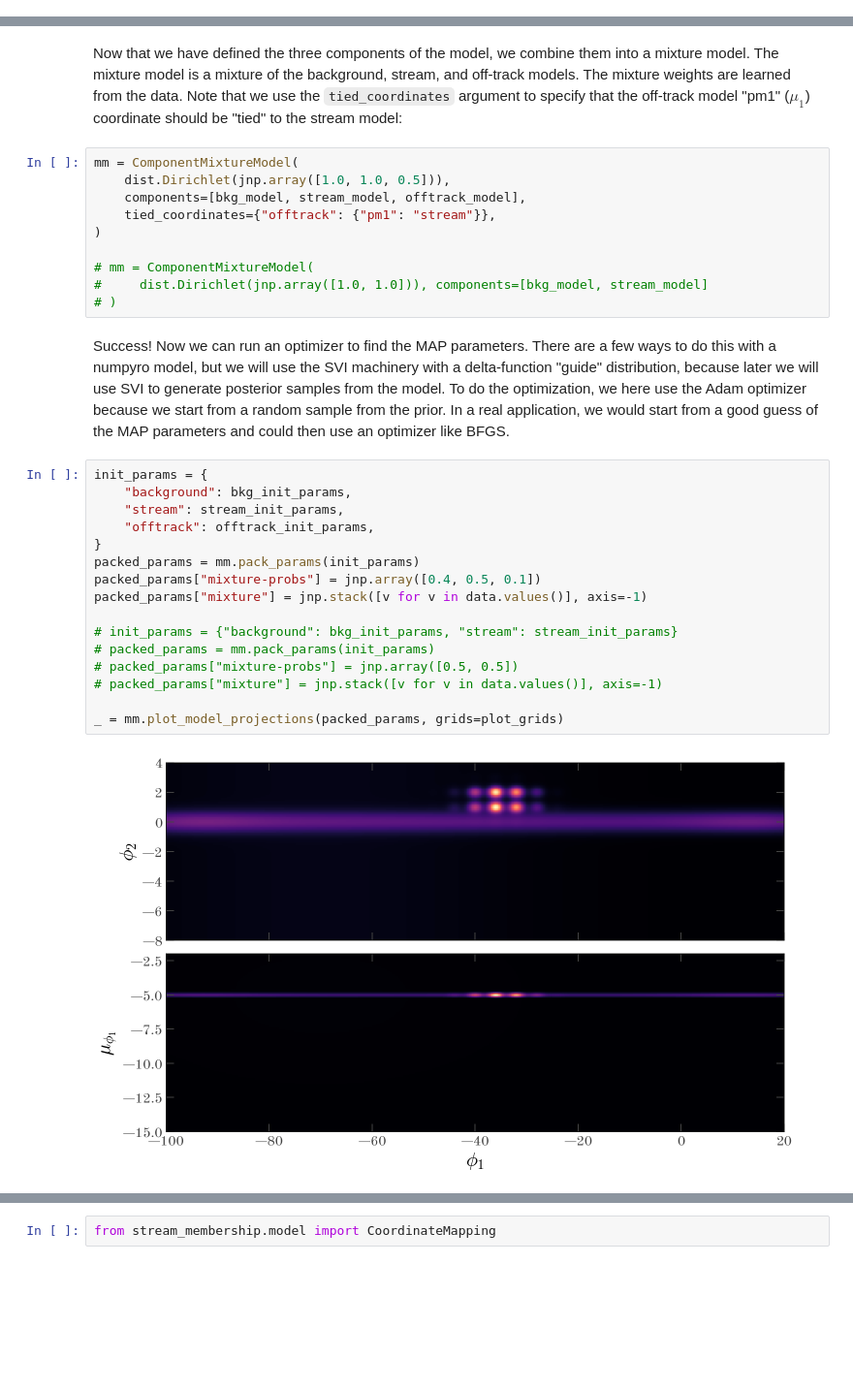
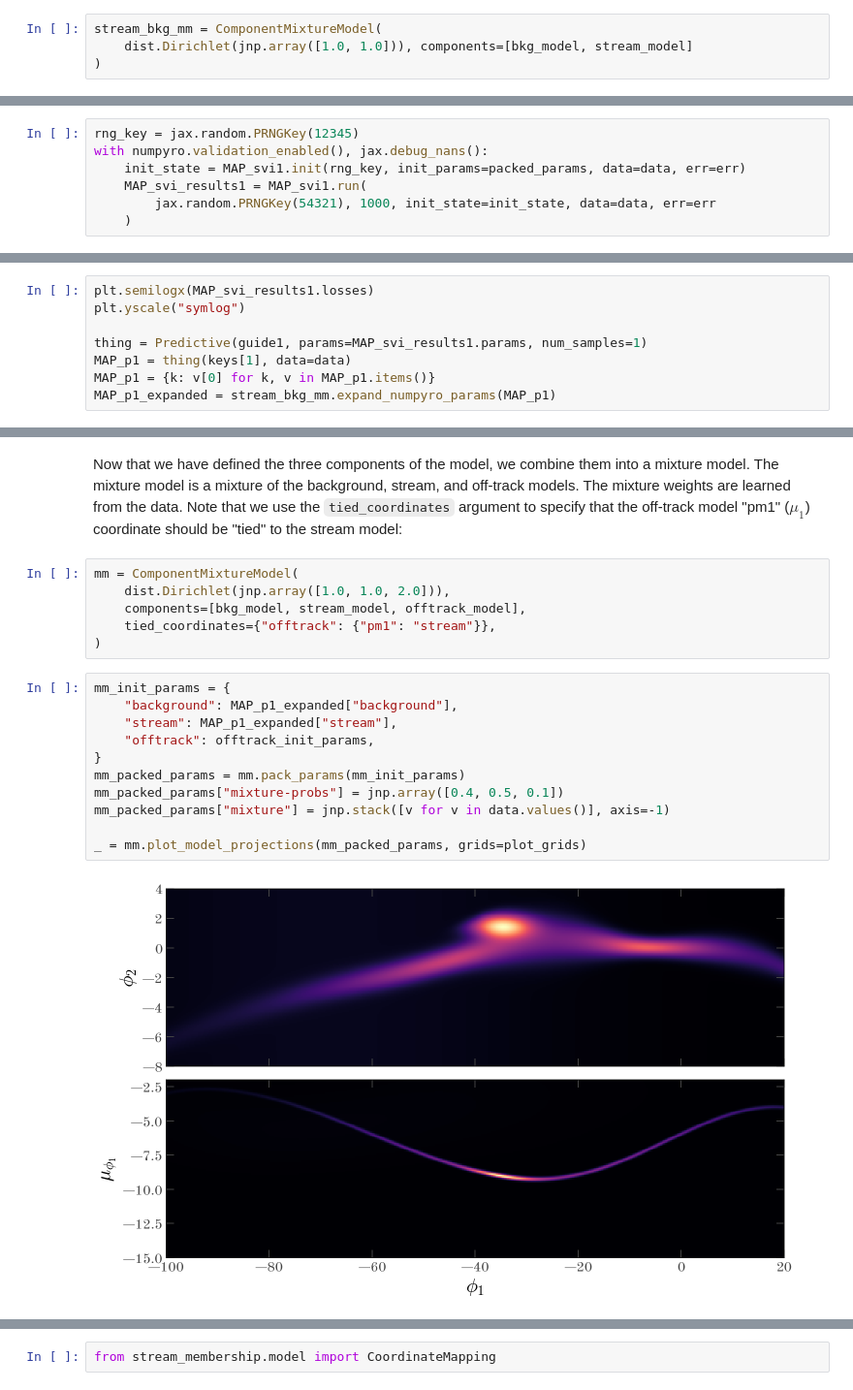
Before and after one commit to stellarstreams/stream-membership, a Jupyter notebook: notebooks/Tutorial-stream-offtrack-background.ipynb, the cells around one changed output, grey strips where cells are left out. Shown at 97% size. Cells and saved outputs as stored; diff of their text form; blank space fills up the shorter version.

Commit message:
add broken tutorial and detect if parameters are expanded already

```diff
--- a/notebooks/Tutorial-stream-offtrack-background.ipynb
+++ b/notebooks/Tutorial-stream-offtrack-background.ipynb
@@ -269,0 +269,4 @@ _ = stream_model.plot_model_projections(stream_init_params, grids=plot_grids)
+# %%
+stream_bkg_mm = ComponentMixtureModel(
+    dist.Dirichlet(jnp.array([1.0, 1.0])), components=[bkg_model, stream_model]
+)
@@ -269,0 +290,7 @@ _ = stream_model.plot_model_projections(stream_init_params, grids=plot_grids)
+# %%
+rng_key = jax.random.PRNGKey(12345)
+with numpyro.validation_enabled(), jax.debug_nans():
+    init_state = MAP_svi1.init(rng_key, init_params=packed_params, data=data, err=err)
+    MAP_svi_results1 = MAP_svi1.run(
+        jax.random.PRNGKey(54321), 1000, init_state=init_state, data=data, err=err
+    )
@@ -269,0 +317,8 @@ _ = stream_model.plot_model_projections(stream_init_params, grids=plot_grids)
+# %%
+plt.semilogx(MAP_svi_results1.losses)
+plt.yscale("symlog")
+
+thing = Predictive(guide1, params=MAP_svi_results1.params, num_samples=1)
+MAP_p1 = thing(keys[1], data=data)
+MAP_p1 = {k: v[0] for k, v in MAP_p1.items()}
+MAP_p1_expanded = stream_bkg_mm.expand_numpyro_params(MAP_p1)
@@ -354,32 +423,21 @@ axes[0].scatter(
 Now that we have defined the three components of the model, we combine them into a mixture model. The mixture model is a mixture of the background, stream, and off-track models. The mixture weights are learned from the data. Note that we use the `tied_coordinates` argument to specify that the off-track model "pm1" ($\mu_1$) coordinate should be "tied" to the stream model:
 # %%
 mm = ComponentMixtureModel(
-    dist.Dirichlet(jnp.array([1.0, 1.0, 0.5])),
+    dist.Dirichlet(jnp.array([1.0, 1.0, 2.0])),
     components=[bkg_model, stream_model, offtrack_model],
     tied_coordinates={"offtrack": {"pm1": "stream"}},
 )
-
-# mm = ComponentMixtureModel(
-#     dist.Dirichlet(jnp.array([1.0, 1.0])), components=[bkg_model, stream_model]
-# )
-# %% [markdown]
-Success! Now we can run an optimizer to find the MAP parameters. There are a few ways to do this with a numpyro model, but we will use the SVI machinery with a delta-function "guide" distribution, because later we will use SVI to generate posterior samples from the model. To do the optimization, we here use the Adam optimizer because we start from a random sample from the prior. In a real application, we would start from a good guess of the MAP parameters and could then use an optimizer like BFGS.
 # %%
-init_params = {
-    "background": bkg_init_params,
-    "stream": stream_init_params,
+mm_init_params = {
+    "background": MAP_p1_expanded["background"],
+    "stream": MAP_p1_expanded["stream"],
     "offtrack": offtrack_init_params,
 }
-packed_params = mm.pack_params(init_params)
-packed_params["mixture-probs"] = jnp.array([0.4, 0.5, 0.1])
-packed_params["mixture"] = jnp.stack([v for v in data.values()], axis=-1)
+mm_packed_params = mm.pack_params(mm_init_params)
+mm_packed_params["mixture-probs"] = jnp.array([0.4, 0.5, 0.1])
+mm_packed_params["mixture"] = jnp.stack([v for v in data.values()], axis=-1)
 
-# init_params = {"background": bkg_init_params, "stream": stream_init_params}
-# packed_params = mm.pack_params(init_params)
-# packed_params["mixture-probs"] = jnp.array([0.5, 0.5])
-# packed_params["mixture"] = jnp.stack([v for v in data.values()], axis=-1)
-
-_ = mm.plot_model_projections(packed_params, grids=plot_grids)
+_ = mm.plot_model_projections(mm_packed_params, grids=plot_grids)
 # %% [output]
-[figure, old version]
+[figure, new version]
 # %%
```
Also changed, not shown: parts of 35 cells of this notebook, 1 other file.
